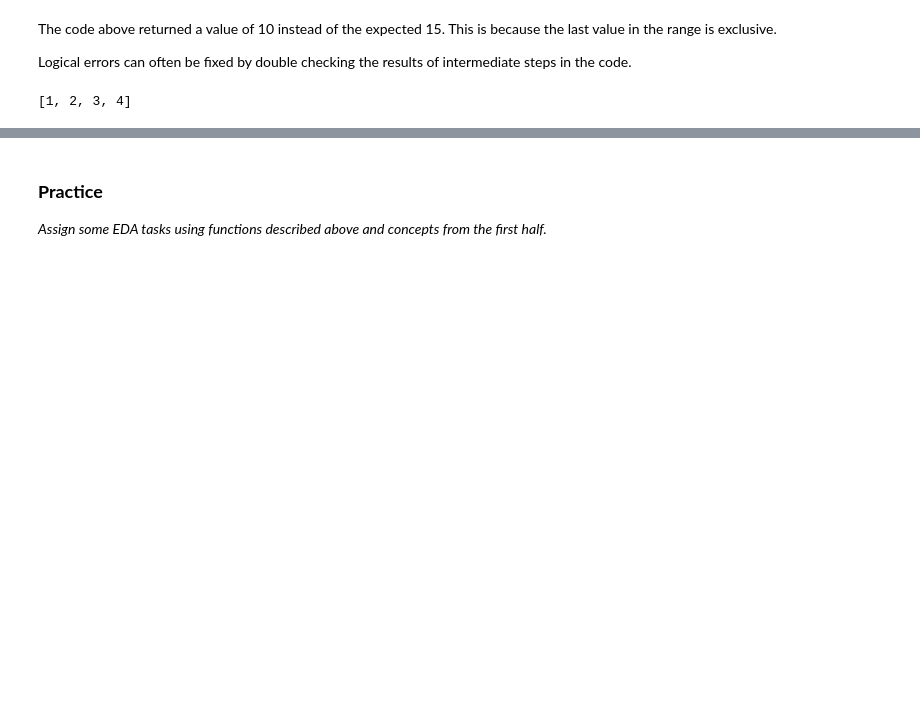
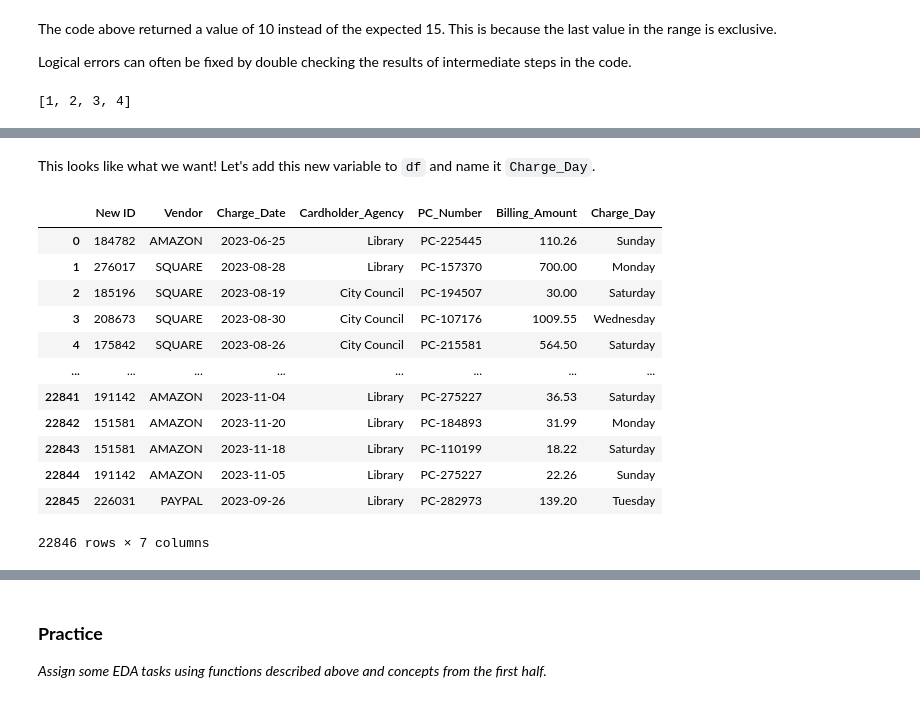
Before and after one commit to kayley-smiley/Python-Training, a Jupyter notebook: Python_for_Beginners_Part_1_(Instructor_Version).ipynb, the cells around one changed output, grey strips where cells are left out. Drawn from its saved outputs; the diff is of its cells as text; code cells hidden in the pictures; blank space fills up the shorter version.

```diff
--- a/Python_for_Beginners_Part_1_(Instructor_Version).ipynb
+++ b/Python_for_Beginners_Part_1_(Instructor_Version).ipynb
@@ -593,0 +1015,2 @@ The table below contains some helpful functions from the pandas library.
+# %%
+df['Charge_Date'] = pd.to_datetime(df['Charge_Date'])
@@ -593,0 +1034,20 @@ The table below contains some helpful functions from the pandas library.
+# %% [markdown]
+This looks like what we want! Let's add this new variable to `df` and name it `Charge_Day`.
+# %%
+df['Charge_Day'] = df['Charge_Date'].dt.day_name()
+
+df
+# %% [output]
+|  | New ID | Vendor | Charge_Date | Cardholder_Agency | PC_Number | Billing_Amount | Charge_Day |
+| 0 | 184782 | AMAZON | 2023-06-25 | Library | PC-225445 | 110.26 | Sunday |
+| 1 | 276017 | SQUARE | 2023-08-28 | Library | PC-157370 | 700.00 | Monday |
+| 2 | 185196 | SQUARE | 2023-08-19 | City Council | PC-194507 | 30.00 | Saturday |
+| 3 | 208673 | SQUARE | 2023-08-30 | City Council | PC-107176 | 1009.55 | Wednesday |
+| 4 | 175842 | SQUARE | 2023-08-26 | City Council | PC-215581 | 564.50 | Saturday |
+| ... | ... | ... | ... | ... | ... | ... | ... |
+| 22841 | 191142 | AMAZON | 2023-11-04 | Library | PC-275227 | 36.53 | Saturday |
+| 22842 | 151581 | AMAZON | 2023-11-20 | Library | PC-184893 | 31.99 | Monday |
+| 22843 | 151581 | AMAZON | 2023-11-18 | Library | PC-110199 | 18.22 | Saturday |
+| 22844 | 191142 | AMAZON | 2023-11-05 | Library | PC-275227 | 22.26 | Sunday |
+| 22845 | 226031 | PAYPAL | 2023-09-26 | Library | PC-282973 | 139.20 | Tuesday |
+22846 rows × 7 columns
```
Also changed, not shown: parts of 115 cells of this notebook.
